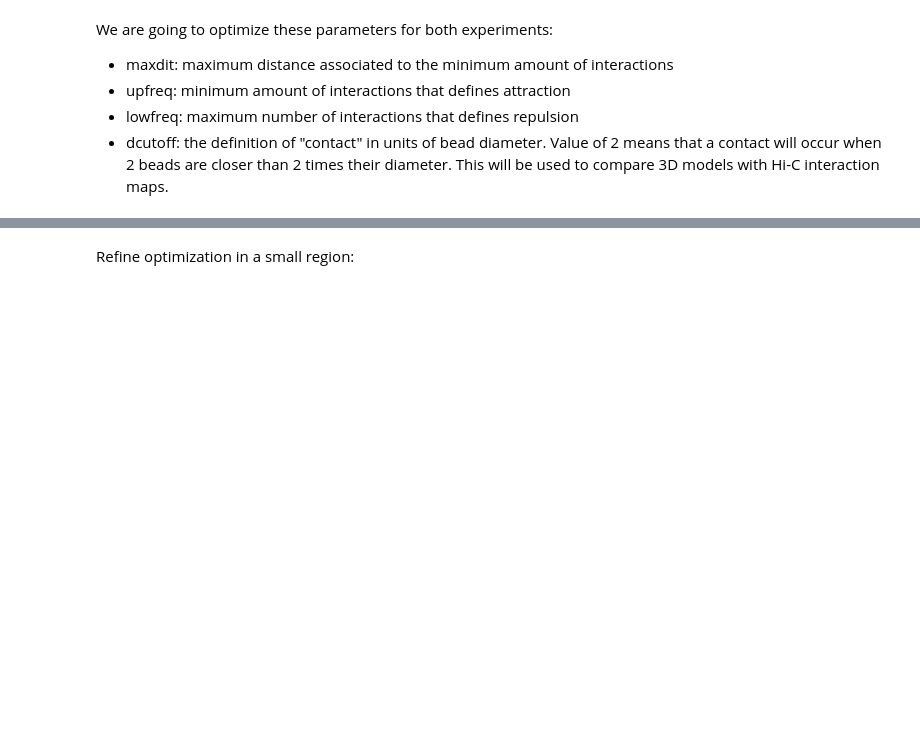
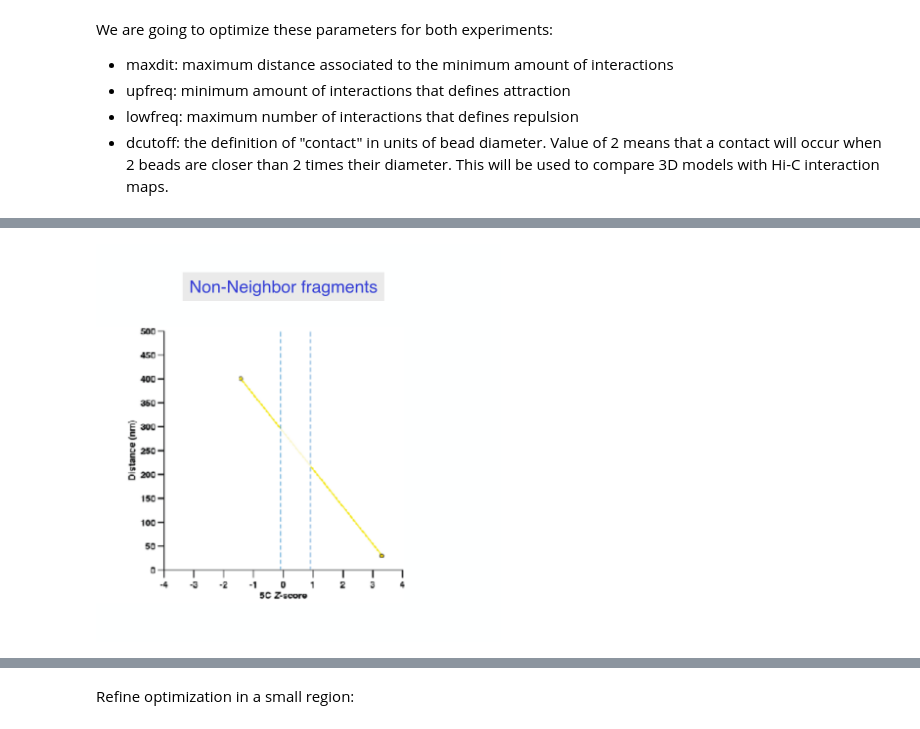
Before and after one commit to 3DGenomes/3DAROC, a Jupyter notebook: Notebooks/06a-Modeling - parameter optimization.ipynb, the cells around one changed output, grey strips where cells are left out. Saved outputs shown, nothing was run; the diff lists cells and outputs as text; code cells hidden in the pictures; blank space fills up the shorter version.

```diff
--- a/Notebooks/06a-Modeling - parameter optimization.ipynb
+++ b/Notebooks/06a-Modeling - parameter optimization.ipynb
@@ -42,2 +47,6 @@ We are going to optimize these parameters for both experiments:
+# %%
+Image(filename='images/tadbit_distance_freq_fitting.png')
+# %% [output]
+[figure, added]
 # %%
 opt_B = B.optimal_imp_parameters(start=1, end=75, n_models=40, n_keep=20, n_cpus=8,
```
Also changed, not shown: parts of 13 cells of this notebook, 5 other files.
